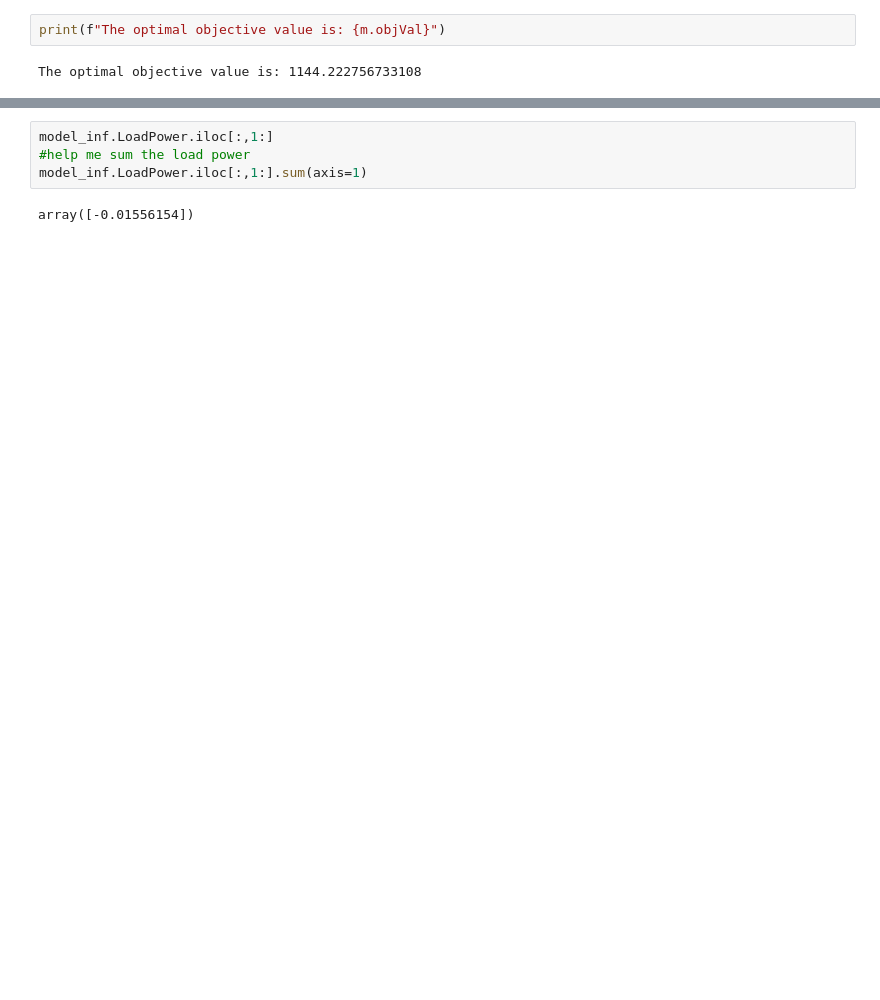
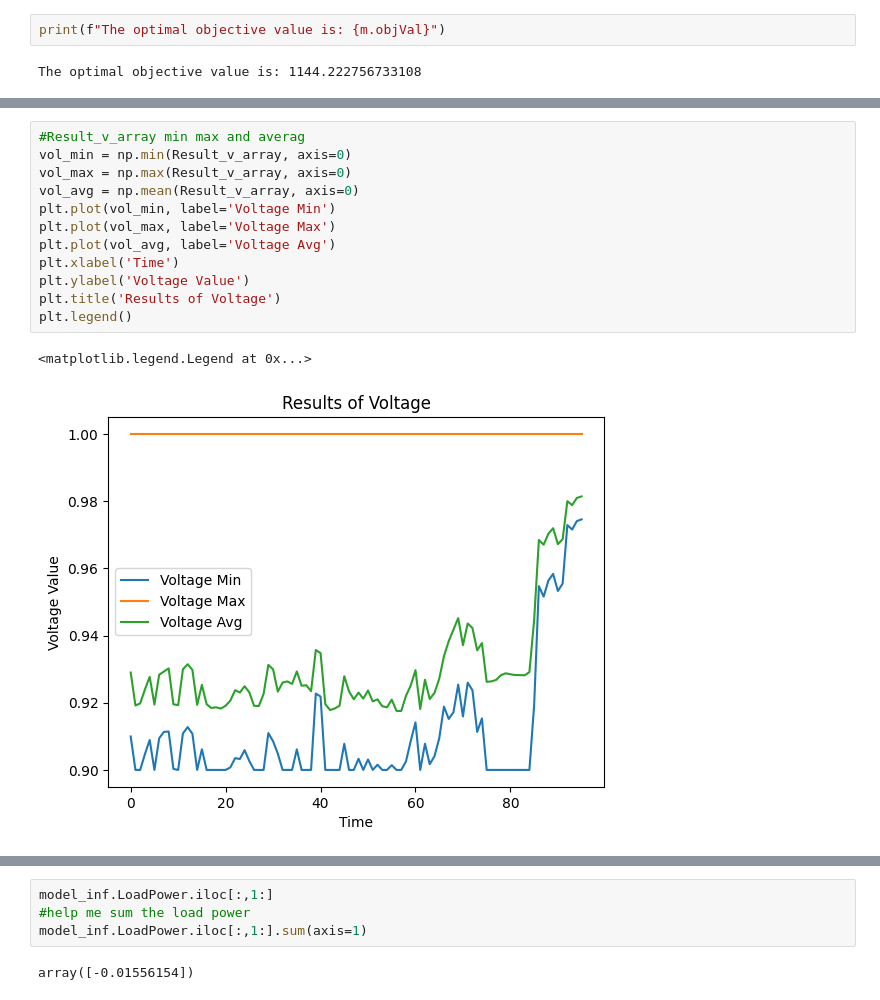
Before and after one commit to XinLiTue/Congestion-Management-based-on-Thermal-Comfort, a Jupyter notebook: FullModel.ipynb, the cells around one changed output, grey strips where cells are left out. Saved outputs shown, nothing was run; the diff lists cells and outputs as text; blank space fills up the shorter version.

```diff
--- a/FullModel.ipynb
+++ b/FullModel.ipynb
@@ -90,0 +230,15 @@ for i in range(len(Result_v_array)):
+# %%
+#Result_v_array min max and averag
+vol_min = np.min(Result_v_array, axis=0)
+vol_max = np.max(Result_v_array, axis=0)
+vol_avg = np.mean(Result_v_array, axis=0)
+plt.plot(vol_min, label='Voltage Min')
+plt.plot(vol_max, label='Voltage Max')
+plt.plot(vol_avg, label='Voltage Avg')
+plt.xlabel('Time')
+plt.ylabel('Voltage Value')
+plt.title('Results of Voltage')
+plt.legend()
+# %% [output]
+<matplotlib.legend.Legend at 0x...>
+[figure, added]
```
Also changed, not shown: parts of 20 cells of this notebook, 4 other files.
